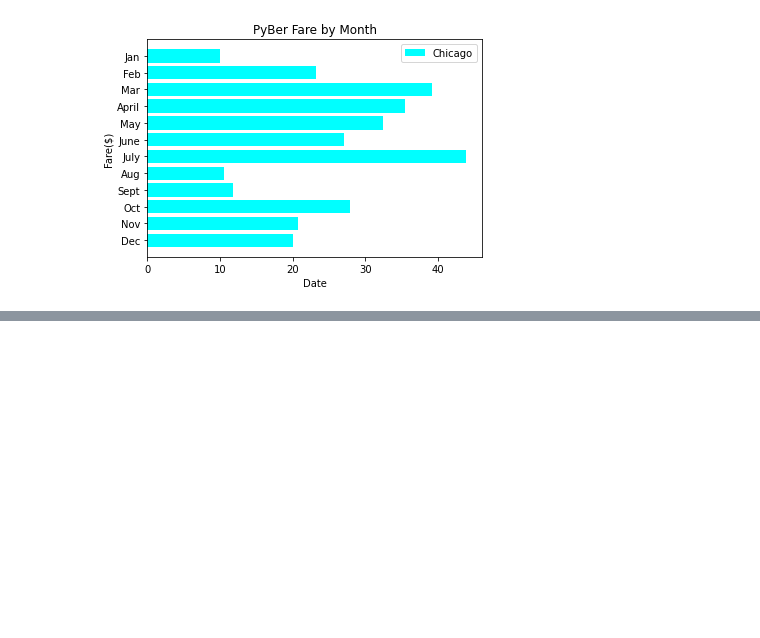
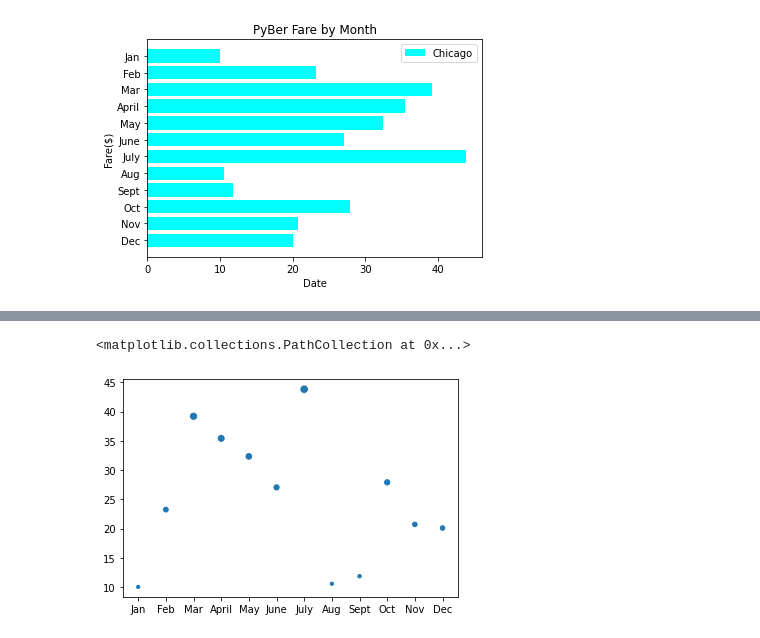
Before and after one commit to mattnelson-code/PyBer_Analysis, a Jupyter notebook: matplotlib_practice.ipynb, the cells around one changed output, grey strips where cells are left out. Saved outputs shown, nothing was run; the diff lists cells and outputs as text; code cells hidden in the pictures; blank space fills up the shorter version.

```diff
--- a/matplotlib_practice.ipynb
+++ b/matplotlib_practice.ipynb
@@ -162,0 +191,6 @@ ax.legend()
+# %%
+# Create the plot - bubble chart shows increase in bubbles as average fare increases
+plt.scatter(x_axis, y_axis, s=y_axis)
+# %% [output]
+<matplotlib.collections.PathCollection at 0x...>
+[figure, added]
```
Also changed, not shown: parts of 12 cells of this notebook.
